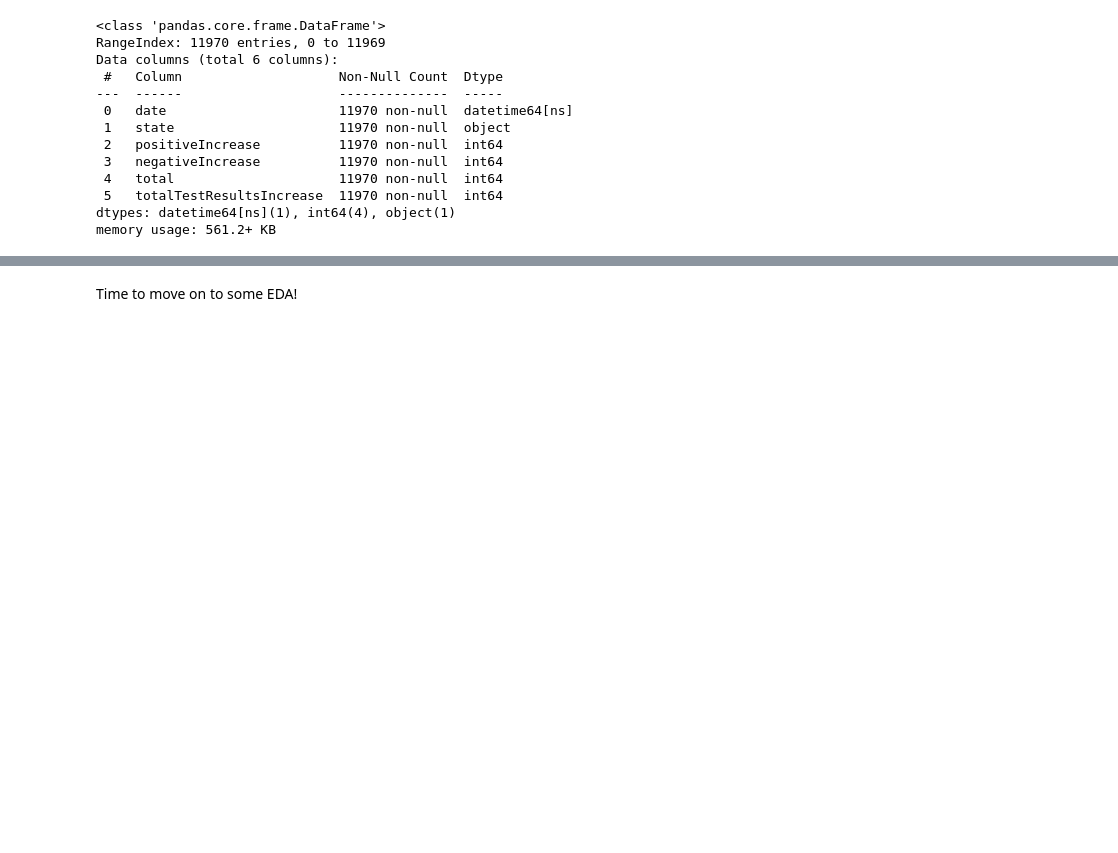
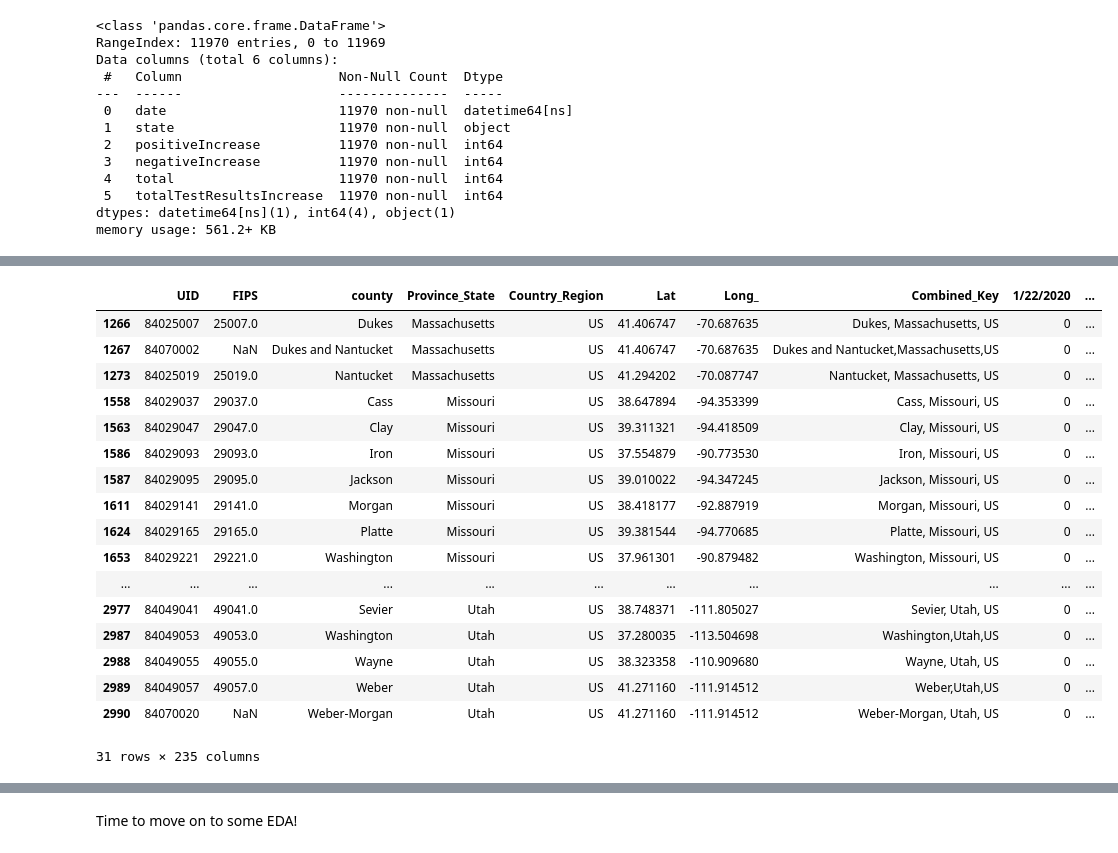
Before and after one commit to bmauss/COVID_Forecast, a Jupyter notebook: 1 Obtaining and Scrubbing Data.ipynb, the cells around one changed output, grey strips where cells are left out. Cells and saved outputs as stored; diff of their text form; code cells hidden in the pictures; blank space fills up the shorter version.

```diff
--- a/1 Obtaining and Scrubbing Data.ipynb
+++ b/1 Obtaining and Scrubbing Data.ipynb
@@ -493,0 +498,3 @@ state_df.to_csv('states_daily_preprocessed.csv')
+# %%
+county = pd.read_csv('jhu_confirmed_folium2.csv')
+county.head()
@@ -493,0 +514,3 @@ state_df.to_csv('states_daily_preprocessed.csv')
+# %%
+# Rename Admin2 to County
+county = county.rename(columns={'Admin2':'county'})
@@ -493,0 +549,3 @@ state_df.to_csv('states_daily_preprocessed.csv')
+# %%
+county['county'].fillna(county['Province_State'], inplace=True)
+county['county'].isna().any()
@@ -493,0 +594,9 @@ state_df.to_csv('states_daily_preprocessed.csv')
+# %%
+county_list = ['Jackson', 'Cass', 'Clay', 'Platte', 'Box Elder', 'Cache',
+               'Rich', 'Juab', 'Millard', 'Piute', 'Sanpete', 'Sevier',
+               'Wayne', 'Carbon', 'Emery', 'Grand', 'Beaver', 'Garfield',
+               'Iron', 'Kane', 'Washington', 'Weber', 'Morgan', 'Dukes',
+               'Nantucket']
+
+county_check = county[county['county'].str.startswith(tuple(county_list))]
+county_check
@@ -493,0 +617,26 @@ state_df.to_csv('states_daily_preprocessed.csv')
+# %%
+# filter by state
+state = ['Missouri', 'Massachusetts', 'Utah']
+
+state_check = county_check[county_check['Province_State'].str
+                            .startswith(tuple(state))]
+state_check
+# %% [output]
+|  | UID | FIPS | county | Province_State | Country_Region | Lat | Long_ | Combined_Key | 1/22/2020 | ... |
+| 1266 | 84025007 | 25007.0 | Dukes | Massachusetts | US | 41.406747 | -70.687635 | Dukes, Massachusetts, US | 0 | ... |
+| 1267 | 84070002 | NaN | Dukes and Nantucket | Massachusetts | US | 41.406747 | -70.687635 | Dukes and Nantucket,Massachusetts,US | 0 | ... |
+| 1273 | 84025019 | 25019.0 | Nantucket | Massachusetts | US | 41.294202 | -70.087747 | Nantucket, Massachusetts, US | 0 | ... |
+| 1558 | 84029037 | 29037.0 | Cass | Missouri | US | 38.647894 | -94.353399 | Cass, Missouri, US | 0 | ... |
+| 1563 | 84029047 | 29047.0 | Clay | Missouri | US | 39.311321 | -94.418509 | Clay, Missouri, US | 0 | ... |
+| 1586 | 84029093 | 29093.0 | Iron | Missouri | US | 37.554879 | -90.773530 | Iron, Missouri, US | 0 | ... |
+| 1587 | 84029095 | 29095.0 | Jackson | Missouri | US | 39.010022 | -94.347245 | Jackson, Missouri, US | 0 | ... |
+| 1611 | 84029141 | 29141.0 | Morgan | Missouri | US | 38.418177 | -92.887919 | Morgan, Missouri, US | 0 | ... |
+| 1624 | 84029165 | 29165.0 | Platte | Missouri | US | 39.381544 | -94.770685 | Platte, Missouri, US | 0 | ... |
+| 1653 | 84029221 | 29221.0 | Washington | Missouri | US | 37.961301 | -90.879482 | Washington, Missouri, US | 0 | ... |
+| ... | ... | ... | ... | ... | ... | ... | ... | ... | ... | ... |
+| 2977 | 84049041 | 49041.0 | Sevier | Utah | US | 38.748371 | -111.805027 | Sevier, Utah, US | 0 | ... |
+| 2987 | 84049053 | 49053.0 | Washington | Utah | US | 37.280035 | -113.504698 | Washington,Utah,US | 0 | ... |
+| 2988 | 84049055 | 49055.0 | Wayne | Utah | US | 38.323358 | -110.909680 | Wayne, Utah, US | 0 | ... |
+| 2989 | 84049057 | 49057.0 | Weber | Utah | US | 41.271160 | -111.914512 | Weber,Utah,US | 0 | ... |
+| 2990 | 84070020 | NaN | Weber-Morgan | Utah | US | 41.271160 | -111.914512 | Weber-Morgan, Utah, US | 0 | ... |
+31 rows × 235 columns
```
Also changed, not shown: parts of 33 cells of this notebook, 7 other files.
